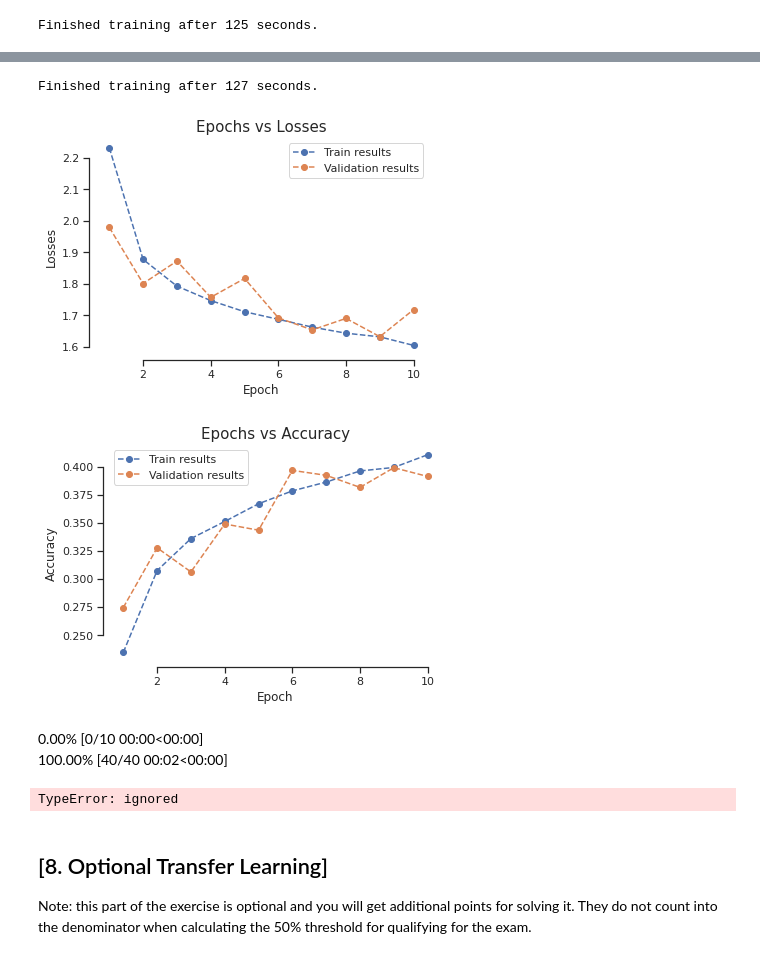
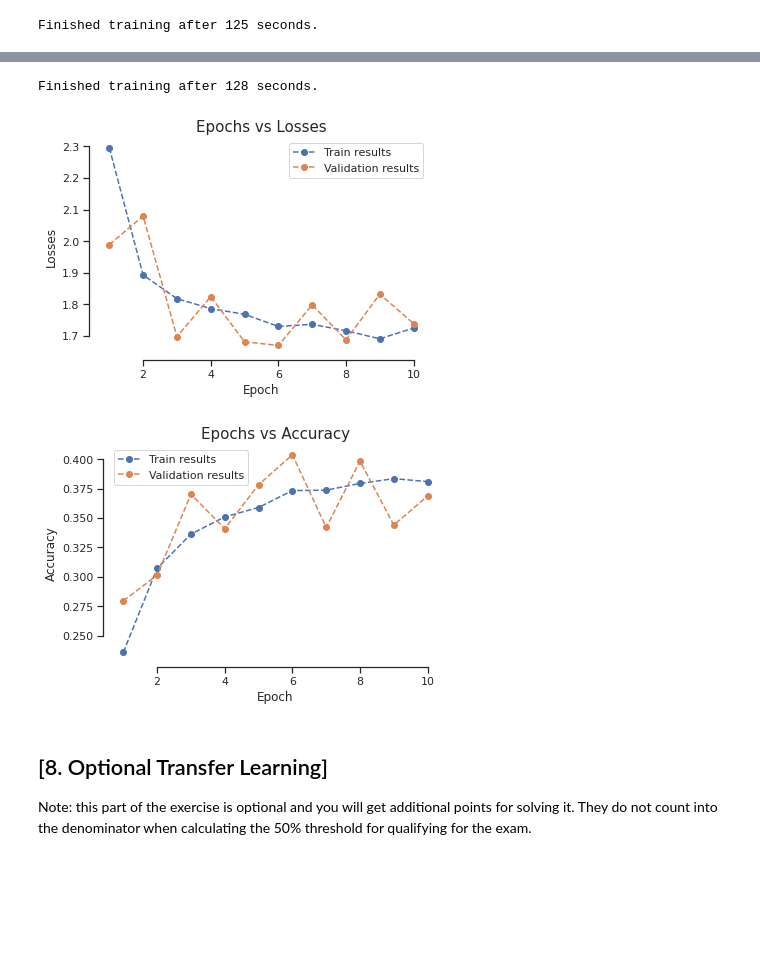
Before and after one commit to Smitpatel37/Deep-Learning-Assignments, a Jupyter notebook: Ex-3/Ex3_2022.ipynb, the cells around one changed output, grey strips where cells are left out. Saved outputs shown, nothing was run; the diff lists cells and outputs as text; code cells hidden in the pictures; blank space fills up the shorter version.

```diff
--- a/Ex-3/Ex3_2022.ipynb
+++ b/Ex-3/Ex3_2022.ipynb
@@ -505,7 +537,7 @@ Learning rate scheduling is a mechanism to adjust the learning rate.
 # %%
 # TODO change run_training (you can copy the code from utils.py here and create a new method here
 # or just change/create a new method it in the python file)
-def run_training_lr(model, optimizer, loss_function,scheduler, device, num_epochs,
+def run_training_lr(model, optimizer, loss_function,scheduler, scheduler_name, device, num_epochs,
                 train_dataloader, val_dataloader, early_stopper=None, verbose=False):
     """Run model training.
 
@@ -542,7 +574,12 @@ def run_training_lr(model, optimizer, loss_function,scheduler, device, num_epoch
         epoch_val_loss, epoch_val_acc, confusion_matrix = utils.validate(val_dataloader,model, loss_function,device, master_bar)
         # Learning rate scheduling
         # scheduler.step(epoch_val_loss)
-        scheduler.step()
+        if scheduler_name == "ReduceLROnPlateau":
+          scheduler.step(epoch_val_loss)
+        else:
+          scheduler.step()
+
+
 
         # Save loss and acc for plotting
         train_losses.append(epoch_train_loss)
@@ -674,32 +812,17 @@ Finished training after 124 seconds.
 # %%
-# ExponentialLR -> gamma = 0.9
+# ReduceLROnPlateau -> gamma = 0.9
 model = ResNet(32,3,10).to(device=device)
 optimizer = optim.Adam(model.parameters(), lr=0.1)
 loss_function = torch.nn.CrossEntropyLoss()
-scheduler = ExponentialLR(optimizer, gamma=0.9)
+scheduler = ReduceLROnPlateau(optimizer, factor=0.9)
 
-train_losses, val_losses, train_accs, val_accs, sp, cm = run_training_lr(model, optimizer, loss_function, scheduler,device, num_epochs=10,
+train_losses, val_losses, train_accs, val_accs, sp, cm = run_training_lr(model, optimizer, loss_function, scheduler,"ReduceLROnPlateau",device, num_epochs=10,
                 train_dataloader=train_set, val_dataloader=val_set)
 
 plot("Epochs vs Losses", "Losses", train_losses, val_losses, yscale='linear', save_path=None, extra_pt=None, extra_pt_label=None)
 plot("Epochs vs Accuracy", "Accuracy", train_accs, val_accs, yscale='linear', save_path=None, extra_pt=None, extra_pt_label=None)
 # %% [output]
 [interactive output not drawn]
-Finished training after 127 seconds.
+Finished training after 128 seconds.
-[figure, old version]
+[figure, new version]
-[figure, old version]
+[figure, new version]
-# %%
-# ReduceLROnPlateau -> gamma = 0.1
-model = ResNet(32,3,10).to(device=device)
-optimizer = optim.Adam(model.parameters(), lr=0.1)
-loss_function = torch.nn.CrossEntropyLoss()
-scheduler = ReduceLROnPlateau(optimizer,factor=0.1)
-
-train_losses, val_losses, train_accs, val_accs, sp, cm = run_training_lr(model, optimizer, loss_function, scheduler,device, num_epochs=10,train_dataloader=train_set, val_dataloader=val_set)
-
-plot("Epochs vs Losses", "Losses", train_losses, val_losses, yscale='linear', save_path=None, extra_pt=None, extra_pt_label=None)
-plot("Epochs vs Accuracy", "Accuracy", train_accs, val_accs, yscale='linear', save_path=None, extra_pt=None, extra_pt_label=None)
-# %% [output]
-0.00% [0/10 00:00<00:00]
-100.00% [40/40 00:02<00:00]
-TypeError: ignored
```
Also changed, not shown: parts of 30 cells of this notebook.
